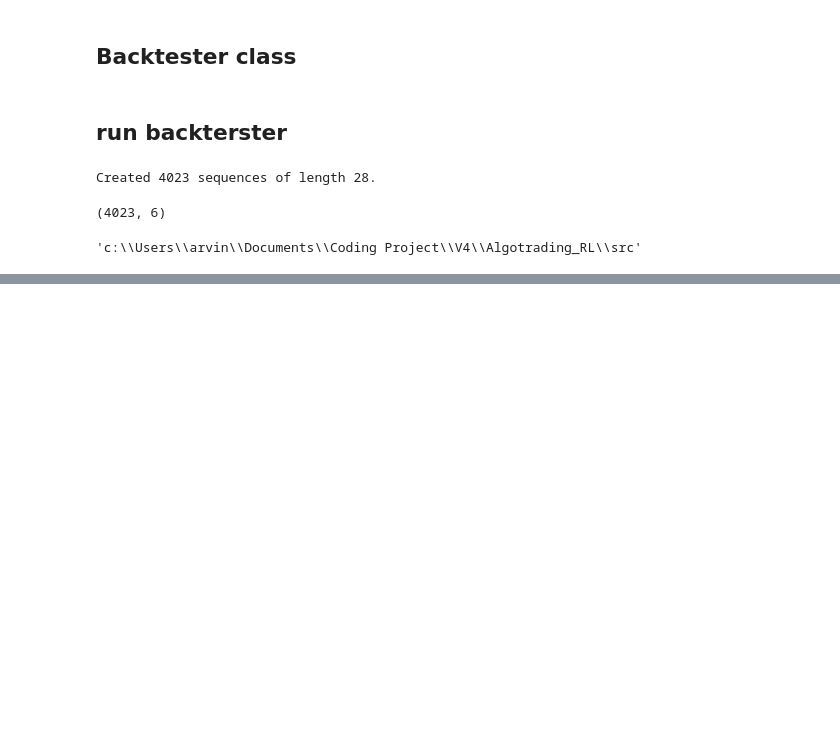
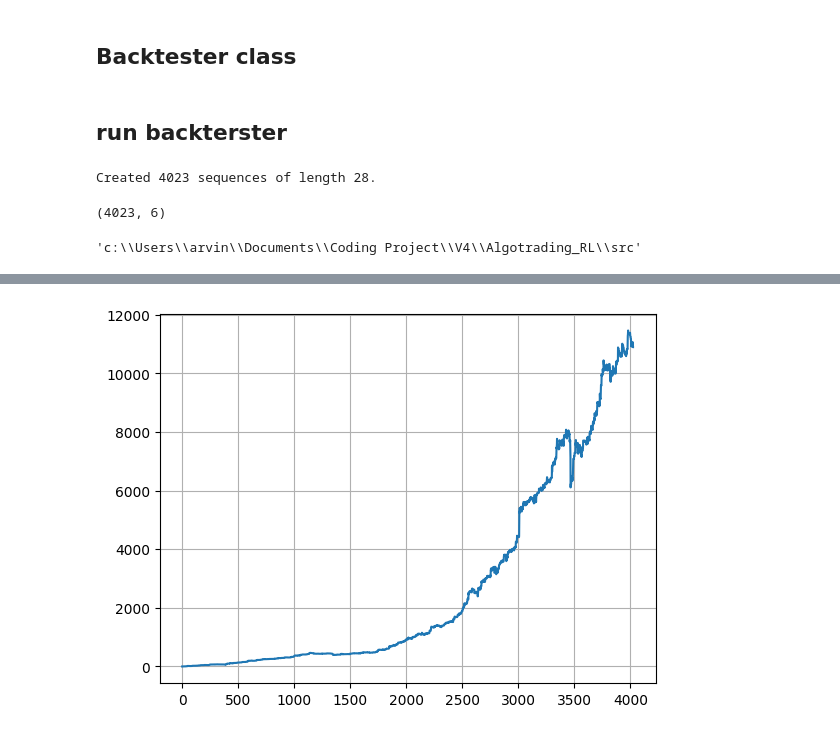
Before and after one commit to ArvinEsfandiari/RevIN-MACD-CNNxLSTM, a Jupyter notebook: src/genetic/Genetic_Results.ipynb, the cells around one changed output, grey strips where cells are left out. Drawn from its saved outputs; the diff is of its cells as text; code cells hidden in the pictures; blank space fills up the shorter version.

```diff
--- a/src/genetic/Genetic_Results.ipynb
+++ b/src/genetic/Genetic_Results.ipynb
@@ -347,10 +313,10 @@ df_all.to_csv(f'strategy/files/df_all_{STOCK}_{FREQ}.csv', index = False)
 # backtester = MACDBacktester(df_test, best_params.get('Fast EMA'), best_params.get('Slow EMA'), best_params.get('Signal Line'),signal_price=signal_price, real_price=real_price)
 # backtester = MACDBacktester(df_test, best_params.get('Fast EMA'), best_params.get('Slow EMA'), best_params.get('Signal Line'),signal_price=signal_price, real_price=real_price)
 # backtester = MACDBacktester(df_test, best_params.get('Fast EMA'), best_params.get('Slow EMA'), best_params.get('Signal Line'),signal_price=signal_price, real_price=real_price)
-backtester = MACDBacktester(df_all, signal_price=signal_price, real_price=real_price)
+backtester = MACDBacktester(df_all, price=real_price)
 backtester.generate_signals()
 backtester.backtest_strategy()
-metrics = backtester.get_performance_metrics()
+metrics, results = backtester.get_performance_metrics()
 print(metrics)
 backtester.print_trades()
 # %% [output]
@@ -373,0 +357,7 @@ Total Return from trades: 154.68%
+# %%
+tot = results['total'].diff().cumsum()
+t= np.linspace(0,len(tot),len(tot))
+plt.plot(t, tot)
+plt.grid()
+# %% [output]
+[figure, added]
```
Also changed, not shown: parts of 6 cells of this notebook, 16 other files.
